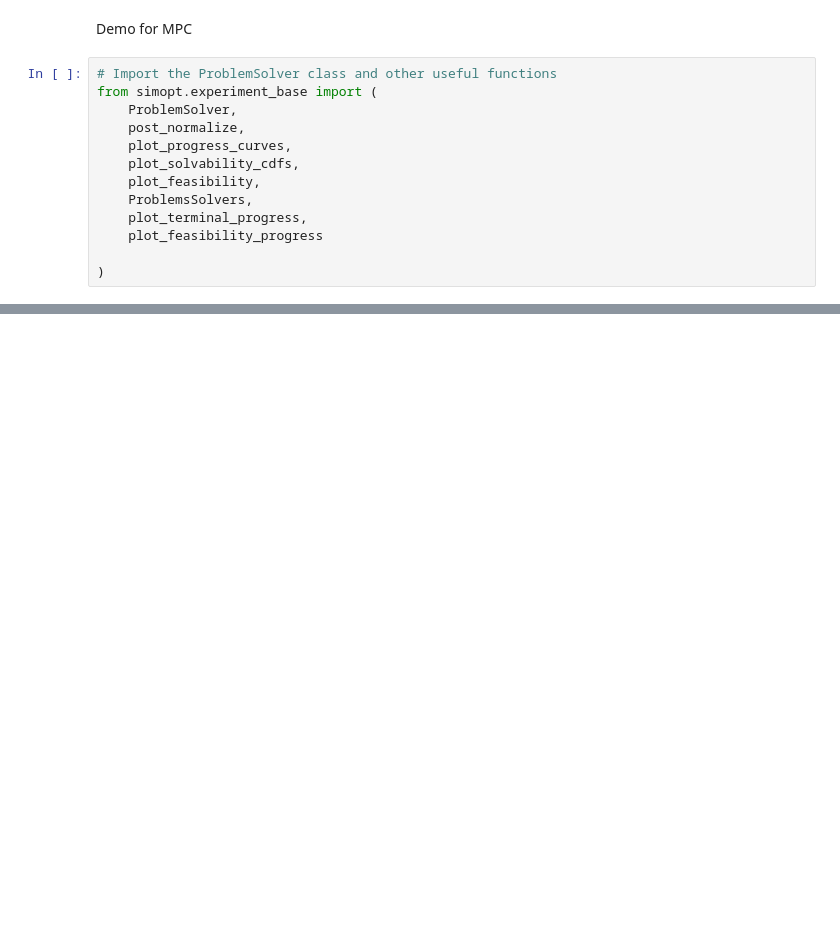
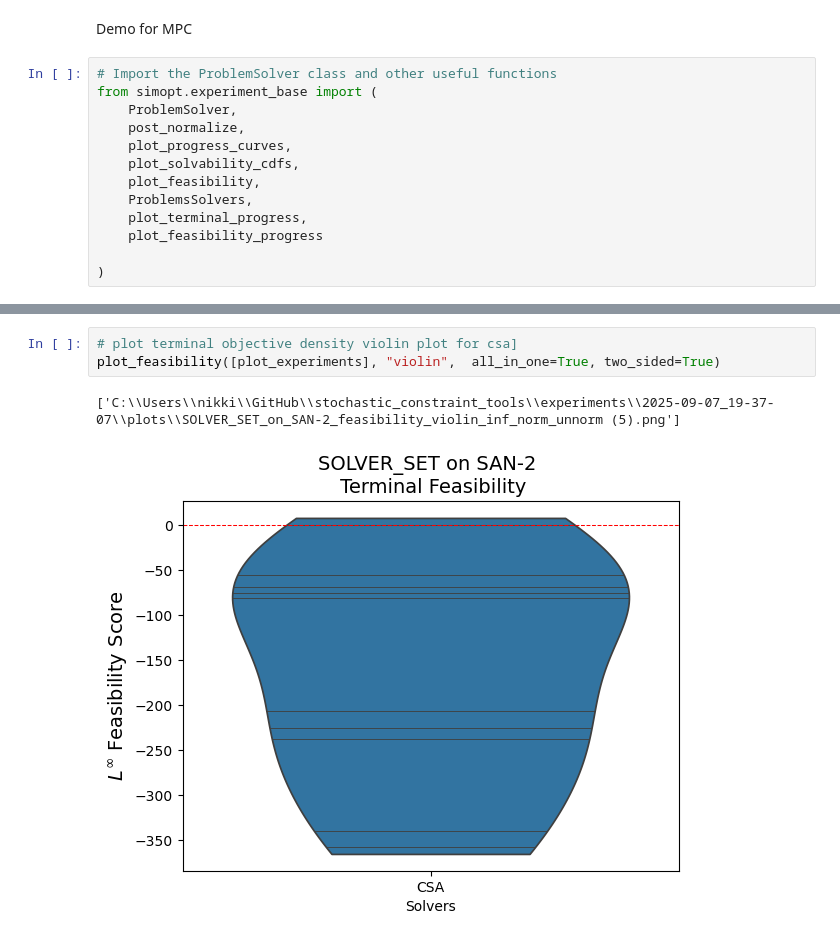
Before and after one commit to nicolefelice/stochastic_constraint_tools, a Jupyter notebook: mpc_demo.ipynb, the cells around one changed output, grey strips where cells are left out. Cells and saved outputs as stored; diff of their text form; blank space fills up the shorter version.

```diff
--- a/mpc_demo.ipynb
+++ b/mpc_demo.ipynb
@@ -20,0 +122,6 @@ ImportError: cannot import name 'FCSA' from 'simopt.solvers.fcsa' (C:\Users\nikk
+# %%
+# plot terminal objective density violin plot for csa]
+plot_feasibility([plot_experiments], "violin",  all_in_one=True, two_sided=True)
+# %% [output]
+['C:\\Users\\nikki\\GitHub\\stochastic_constraint_tools\\experiments\\2025-09-07_19-37-07\\plots\\SOLVER_SET_on_SAN-2_feasibility_violin_inf_norm_unnorm (5).png']
+[figure, added]
```
Also changed, not shown: parts of 12 cells of this notebook, 1 other file.
